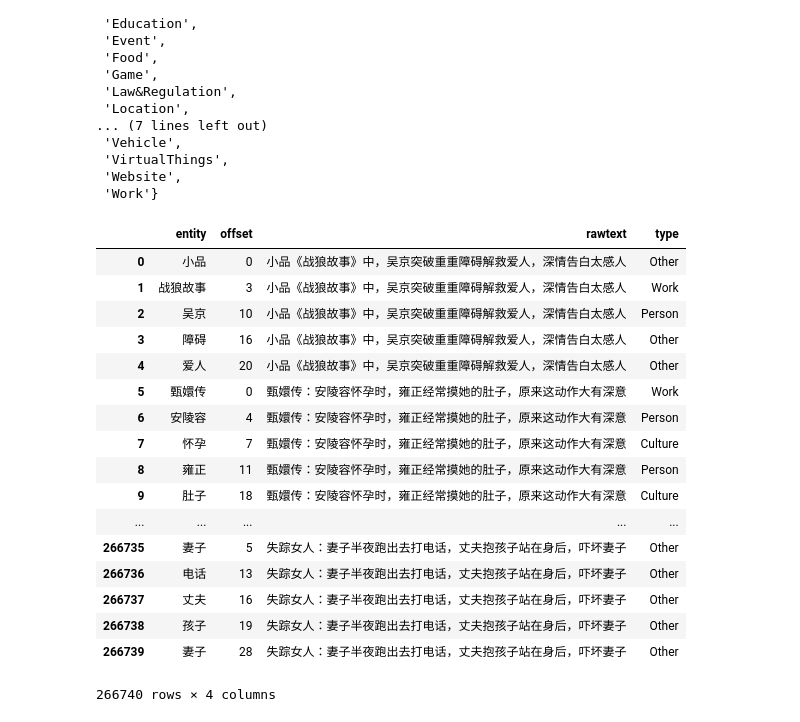
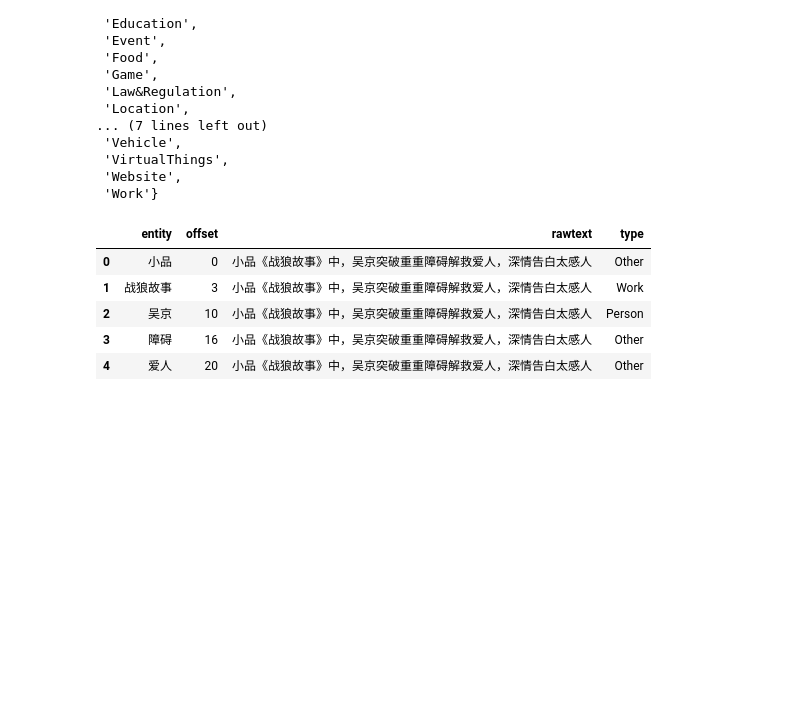
Before and after one commit to RegiusQuant/CCKS2020-Entity-Linking, a Jupyter notebook: notebooks/zeweichu/data-analysis.ipynb, the cells around one changed output. Saved outputs shown, nothing was run; the diff lists cells and outputs as text; code cells hidden in the pictures; blank space fills up the shorter version.

```diff
--- a/notebooks/zeweichu/data-analysis.ipynb
+++ b/notebooks/zeweichu/data-analysis.ipynb
@@ -9,4 +9,4 @@ import pandas as pd
 import matplotlib.pyplot as plt
 import seaborn as sns
 
-data_path = "../ccks2020_el_data"
+data_path = "../../data/ccks2020_el_data_v1"
@@ -249,23 +285,11 @@ set(dev_type['type'])
  'Website',
  'Work'}
 # %%
-train_type
+train_type.head()
 # %% [output]
 |  | entity | offset | rawtext | type |
 | 0 | 小品 | 0 | 小品《战狼故事》中，吴京突破重重障碍解救爱人，深情告白太感人 | Other |
 | 1 | 战狼故事 | 3 | 小品《战狼故事》中，吴京突破重重障碍解救爱人，深情告白太感人 | Work |
 | 2 | 吴京 | 10 | 小品《战狼故事》中，吴京突破重重障碍解救爱人，深情告白太感人 | Person |
 | 3 | 障碍 | 16 | 小品《战狼故事》中，吴京突破重重障碍解救爱人，深情告白太感人 | Other |
 | 4 | 爱人 | 20 | 小品《战狼故事》中，吴京突破重重障碍解救爱人，深情告白太感人 | Other |
-| 5 | 甄嬛传 | 0 | 甄嬛传：安陵容怀孕时，雍正经常摸她的肚子，原来这动作大有深意 | Work |
-| 6 | 安陵容 | 4 | 甄嬛传：安陵容怀孕时，雍正经常摸她的肚子，原来这动作大有深意 | Person |
-| 7 | 怀孕 | 7 | 甄嬛传：安陵容怀孕时，雍正经常摸她的肚子，原来这动作大有深意 | Culture |
-| 8 | 雍正 | 11 | 甄嬛传：安陵容怀孕时，雍正经常摸她的肚子，原来这动作大有深意 | Person |
-| 9 | 肚子 | 18 | 甄嬛传：安陵容怀孕时，雍正经常摸她的肚子，原来这动作大有深意 | Culture |
-| ... | ... | ... | ... | ... |
-| 266735 | 妻子 | 5 | 失踪女人：妻子半夜跑出去打电话，丈夫抱孩子站在身后，吓坏妻子 | Other |
-| 266736 | 电话 | 13 | 失踪女人：妻子半夜跑出去打电话，丈夫抱孩子站在身后，吓坏妻子 | Other |
-| 266737 | 丈夫 | 16 | 失踪女人：妻子半夜跑出去打电话，丈夫抱孩子站在身后，吓坏妻子 | Other |
-| 266738 | 孩子 | 19 | 失踪女人：妻子半夜跑出去打电话，丈夫抱孩子站在身后，吓坏妻子 | Other |
-| 266739 | 妻子 | 28 | 失踪女人：妻子半夜跑出去打电话，丈夫抱孩子站在身后，吓坏妻子 | Other |
-266740 rows × 4 columns
```
Also changed, not shown: parts of 5 cells of this notebook, 2 other files.
